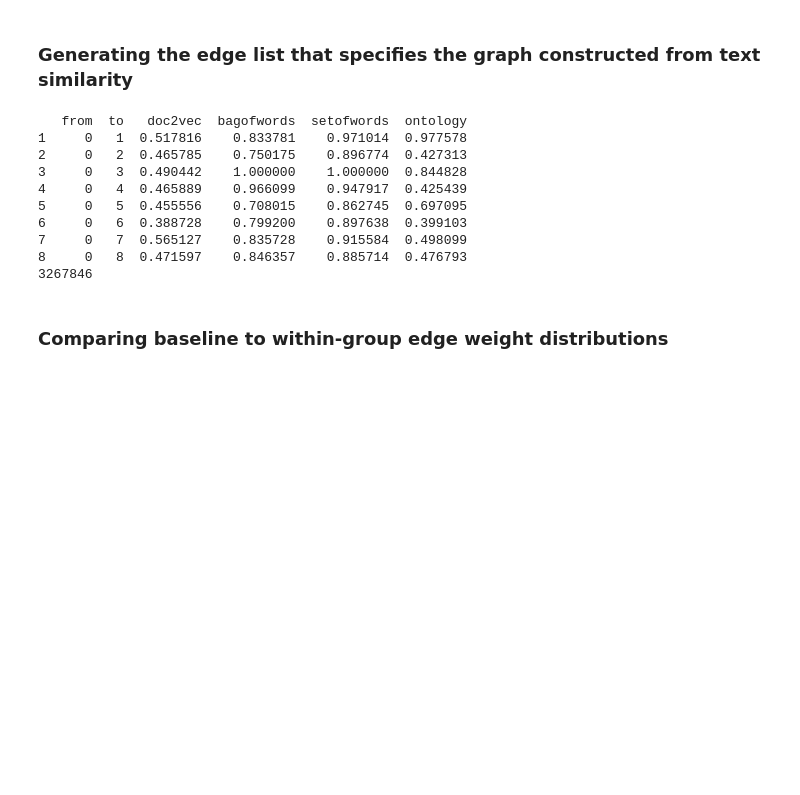
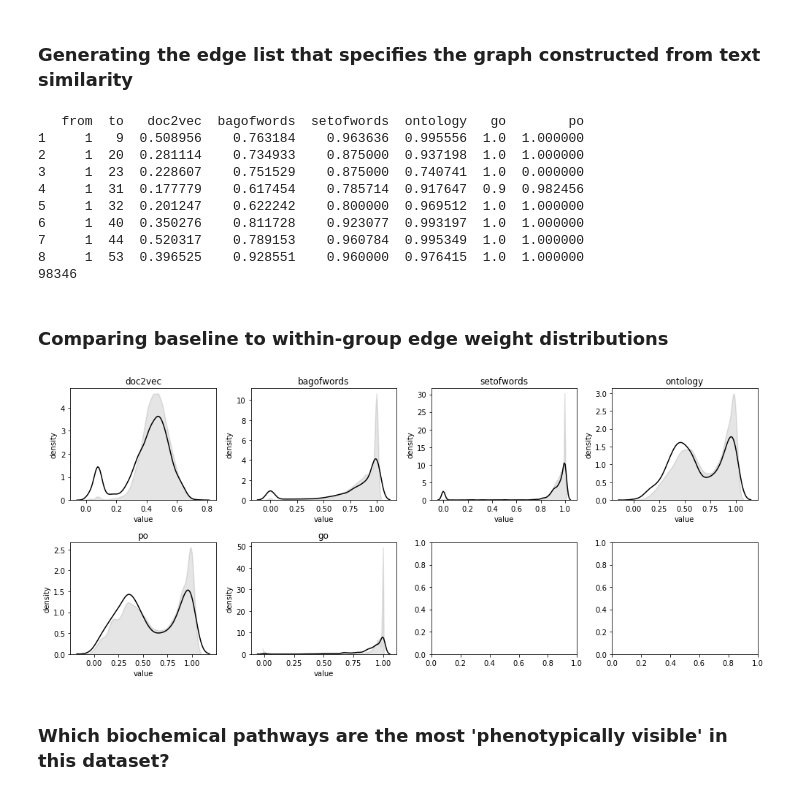
Before and after one commit to irbraun/plant-phenotypes-nlp, a Jupyter notebook: notebooks/nb1_ath_functional_groups.ipynb, the cells around one changed output. Saved outputs shown, nothing was run; the diff lists cells and outputs as text; code cells hidden in the pictures; blank space fills up the shorter version.

```diff
--- a/notebooks/nb1_ath_functional_groups.ipynb
+++ b/notebooks/nb1_ath_functional_groups.ipynb
@@ -71,0 +127,9 @@ Number of species represented:   1
+# %%
+# Make a dictionary of descriptions with same quantity of words but randomly selected from the vocabulary.
+from nltk.tokenize import word_tokenize
+descriptions = dataset.get_description_dictionary()
+annotations = dataset.get_annotations_dictionary()
+go_annotations = {k:[term for term in v if term[0:2]=="GO"] for k,v in annotations.items()}
+po_annotations = {k:[term for term in v if term[0:2]=="PO"] for k,v in annotations.items()}
+#tokens = [w for w in itertools.chain.from_iterable(word_tokenize(desc) for desc in descriptions.values())]
+#scrambled_descriptions = {k:" ".join(np.random.choice(tokens,len(word_tokenize(v)))) for k,v in descriptions.items()}
@@ -79,27 +145,66 @@ ontology_filename = "../ontologies/mo.obo"
 ontology = Ontology(ontology_filename)
 descriptions = dataset.get_description_dictionary()
 annotations = dataset.get_annotations_dictionary()
+
 # Generating the pairwise edgelist and saving it as a dataframe.
 name_to_df_mapping = {}
 name_to_df_mapping["doc2vec"] = pairwise_edgelist_doc2vec(doc2vec_model, descriptions)
 name_to_df_mapping["bagofwords"] = pairwise_edgelist_bagofwords(descriptions)
 name_to_df_mapping["setofwords"] = pairwise_edgelist_setofwords(descriptions)
 name_to_df_mapping["ontology"] = pairwise_edgelist_annotations(annotations, ontology)
+#name_to_df_mapping["d2v_scrambled"] = pairwise_edgelist_doc2vec(doc2vec_model, scrambled_descriptions)
+#name_to_df_mapping["bow_scrambled"] = pairwise_edgelist_bagofwords(scrambled_descriptions)
+#name_to_df_mapping["sow_scrambled"] = pairwise_edgelist_setofwords(scrambled_descriptions)
+name_to_df_mapping["go"] = pairwise_edgelist_annotations(go_annotations, ontology)
+name_to_df_mapping["po"] = pairwise_edgelist_annotations(po_annotations, ontology)
+
+
 df = merge_edgelists(name_to_df_mapping, default_value=0.000)
 df = remove_self_loops(df)
 print(df.head(8))
 print(df.shape[0])
 # %% [output]
-   from  to   doc2vec  bagofwords  setofwords  ontology
-1     0   1  0.517816    0.833781    0.971014  0.977578
-2     0   2  0.465785    0.750175    0.896774  0.427313
-3     0   3  0.490442    1.000000    1.000000  0.844828
-4     0   4  0.465889    0.966099    0.947917  0.425439
-5     0   5  0.455556    0.708015    0.862745  0.697095
-6     0   6  0.388728    0.799200    0.897638  0.399103
-7     0   7  0.565127    0.835728    0.915584  0.498099
-8     0   8  0.471597    0.846357    0.885714  0.476793
-3267846
+   from  to   doc2vec  bagofwords  setofwords  ontology   go        po
+1     1   9  0.508956    0.763184    0.963636  0.995556  1.0  1.000000
+2     1  20  0.281114    0.734933    0.875000  0.937198  1.0  1.000000
+3     1  23  0.228607    0.751529    0.875000  0.740741  1.0  0.000000
+4     1  31  0.177779    0.617454    0.785714  0.917647  0.9  0.982456
+5     1  32  0.201247    0.622242    0.800000  0.969512  1.0  1.000000
+6     1  40  0.350276    0.811728    0.923077  0.993197  1.0  1.000000
+7     1  44  0.520317    0.789153    0.960784  0.995349  1.0  1.000000
+8     1  53  0.396525    0.928551    0.960000  0.976415  1.0  1.000000
+98346
 # %% [markdown]
 ### Comparing baseline to within-group edge weight distributions
+# %%
+# Obtain the whole-data and within-group edge weight distributions by method.
+METHODS = ["doc2vec", "bagofwords", "setofwords", "ontology", "po", "go"]
+group_id_to_ids = groups.get_reverse_dict(dataset.get_gene_dictionary())
+group_ids = list(group_id_to_ids.keys())
+graph = IndexedGraph(df)
+within_weights_dict = defaultdict(list)
+all_weights_dict = {}
+for method in METHODS:
+    all_weights_dict[method] = df[method].values
+    for group in group_ids:
+        within_ids = group_id_to_ids[group]
+        within_pairs = [(i,j) for i,j in itertools.permutations(within_ids,2)]
+        within_weights_dict[method].extend(graph.get_values(within_pairs, kind=method))
+
+# Plotting the kernel density estimates of the whole-data and within-group distributions.
+num_plots, plots_per_row, row_width, row_height = (len(METHODS), 4, 14, 3)
+fig,axs = plt.subplots(math.ceil(num_plots/plots_per_row), plots_per_row, squeeze=False)
+for method,ax in zip(METHODS,axs.flatten()):
+    ax.set_title(method)
+    ax.set_xlabel("value")
+    ax.set_ylabel("density")
+    sns.kdeplot(within_weights_dict[method], color="black", shade=False, alpha=1.0, ax=ax)
+    sns.kdeplot(all_weights_dict[method], color="black", shade=True, alpha=0.1, ax=ax)
+fig.set_size_inches(row_width, row_height*math.ceil(num_plots/plots_per_row))
+fig.tight_layout()
+fig.show()
+# %% [output]
+[figure, added]
+# %% [markdown]
+### Which biochemical pathways are the most 'phenotypically visible' in this dataset?
 # %%
```
Also changed, not shown: parts of 14 cells of this notebook, 2 other files.
